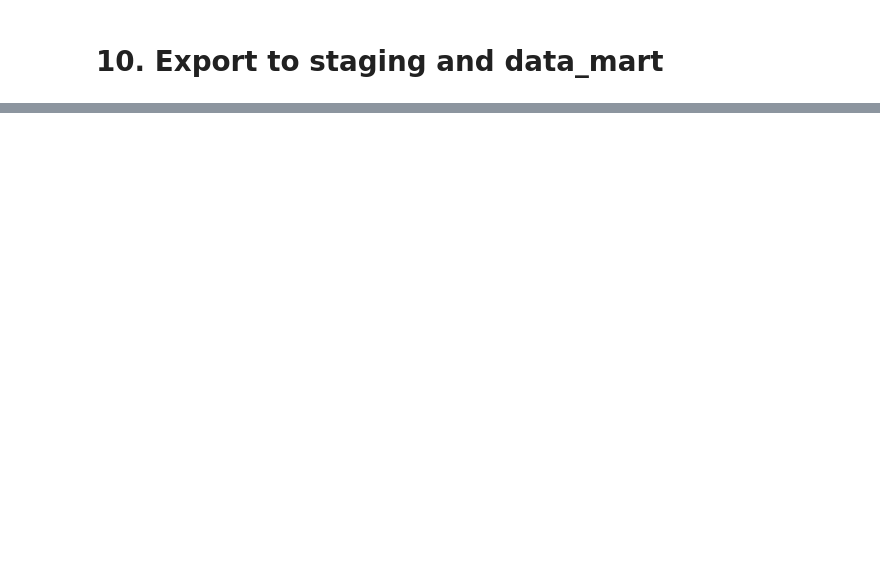
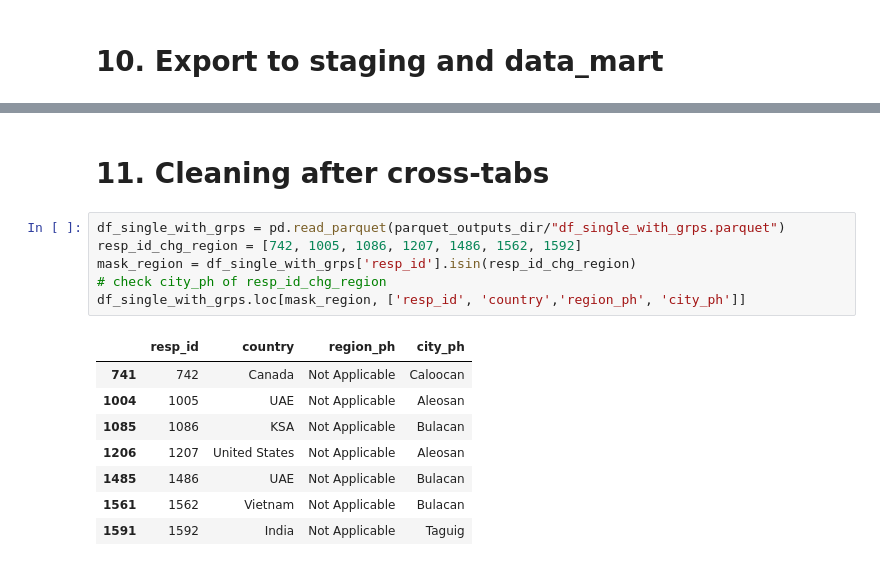
Before and after one commit to SandyGCabanes/DEP-Survey-Data-Pipeline, a Jupyter notebook: survey_data_cleaning.ipynb, the cells around one changed output, grey strips where cells are left out. Saved outputs shown, nothing was run; the diff lists cells and outputs as text; blank space fills up the shorter version.

```diff
--- a/survey_data_cleaning.ipynb
+++ b/survey_data_cleaning.ipynb
@@ -2813,0 +2887,17 @@ Date and Time: 2026-03-18 13:25:57
+# %% [markdown]
+# 11. Cleaning after cross-tabs
+# %%
+df_single_with_grps = pd.read_parquet(parquet_outputs_dir/"df_single_with_grps.parquet")
+resp_id_chg_region = [742, 1005, 1086, 1207, 1486, 1562, 1592]
+mask_region = df_single_with_grps['resp_id'].isin(resp_id_chg_region)
+# check city_ph of resp_id_chg_region
+df_single_with_grps.loc[mask_region, ['resp_id', 'country','region_ph', 'city_ph']]
+# %% [output]
+|  | resp_id | country | region_ph | city_ph |
+| 741 | 742 | Canada | Not Applicable | Caloocan |
+| 1004 | 1005 | UAE | Not Applicable | Aleosan |
+| 1085 | 1086 | KSA | Not Applicable | Bulacan |
+| 1206 | 1207 | United States | Not Applicable | Aleosan |
+| 1485 | 1486 | UAE | Not Applicable | Bulacan |
+| 1561 | 1562 | Vietnam | Not Applicable | Bulacan |
+| 1591 | 1592 | India | Not Applicable | Taguig |
```
Also changed, not shown: parts of 28 cells of this notebook.
